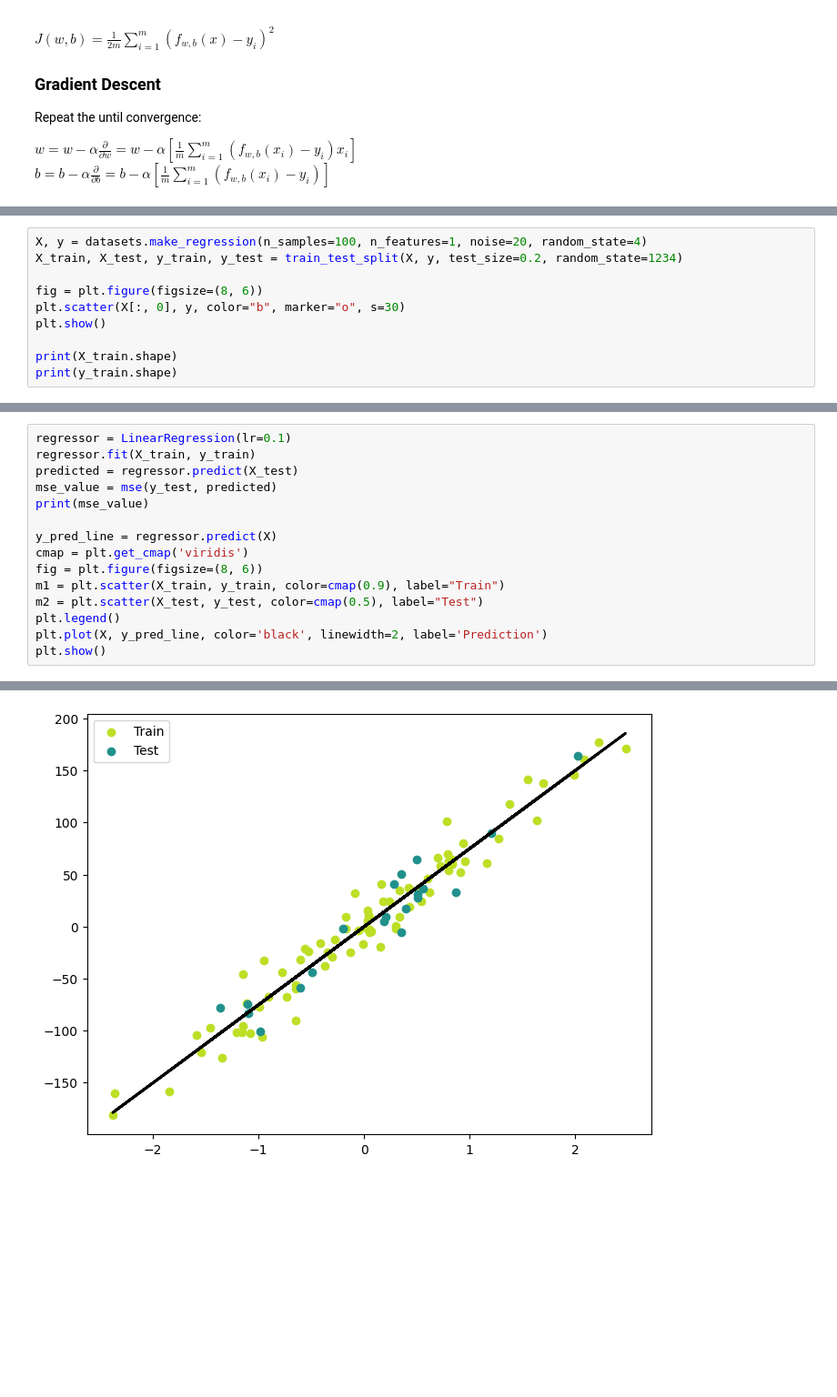
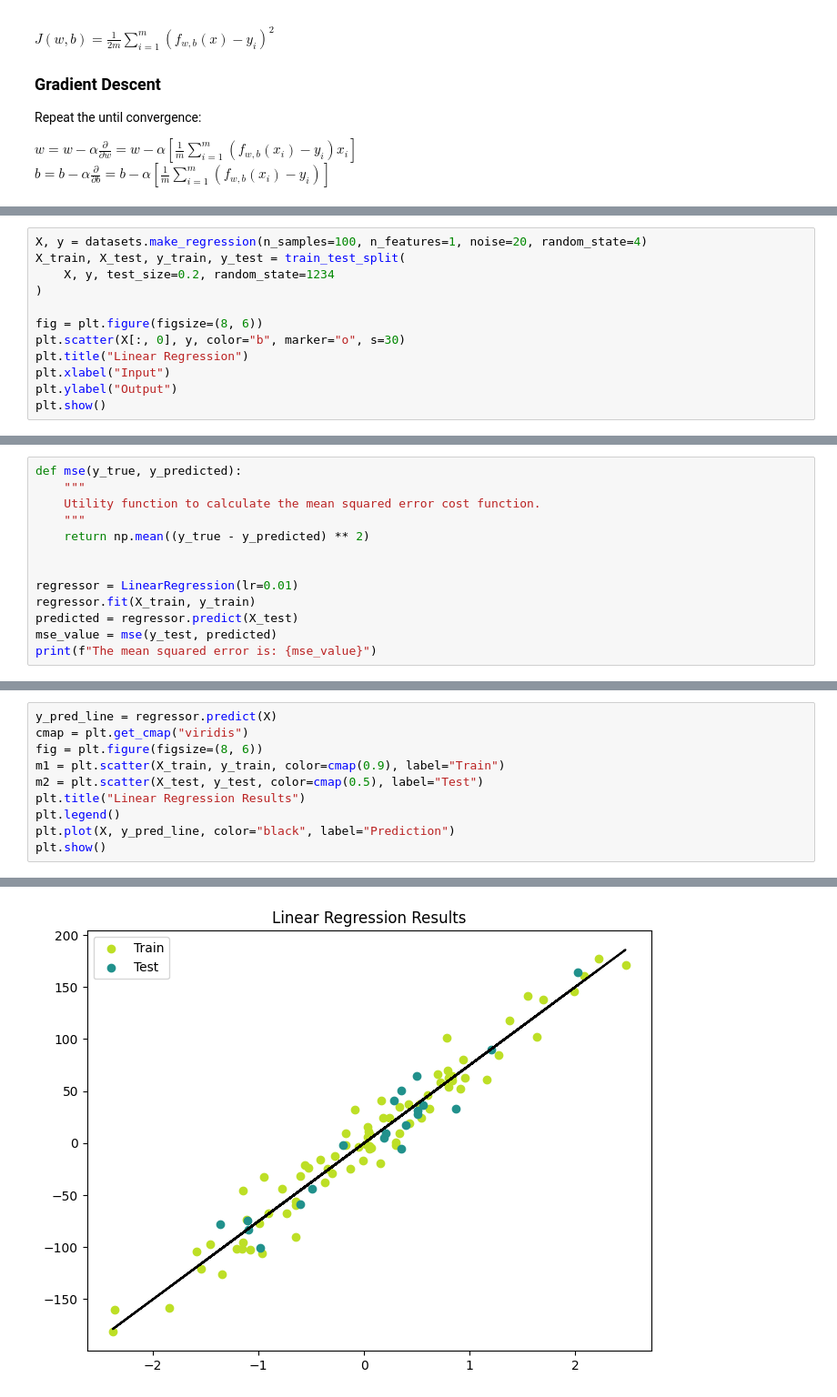
Before and after one commit to wuihee/machine-learning-algorithms, a Jupyter notebook: notebooks/1-linear-regression.ipynb, the cells around one changed output, grey strips where cells are left out. Shown at 91% size. Drawn from its saved outputs; the diff is of its cells as text; blank space fills up the shorter version.

```diff
--- a/notebooks/1-linear-regression.ipynb
+++ b/notebooks/1-linear-regression.ipynb
@@ -37,11 +100,13 @@ import matplotlib.pyplot as plt
 # %%
 X, y = datasets.make_regression(n_samples=100, n_features=1, noise=20, random_state=4)
-X_train, X_test, y_train, y_test = train_test_split(X, y, test_size=0.2, random_state=1234)
+X_train, X_test, y_train, y_test = train_test_split(
+    X, y, test_size=0.2, random_state=1234
+)
 
 fig = plt.figure(figsize=(8, 6))
 plt.scatter(X[:, 0], y, color="b", marker="o", s=30)
+plt.title("Linear Regression")
+plt.xlabel("Input")
+plt.ylabel("Output")
 plt.show()
-
-print(X_train.shape)
-print(y_train.shape)
 # %% [output]
@@ -86,0 +116,13 @@ def mse(y_true, y_predicted):
+# %%
+def mse(y_true, y_predicted):
+    """
+    Utility function to calculate the mean squared error cost function.
+    """
+    return np.mean((y_true - y_predicted) ** 2)
+
+
+regressor = LinearRegression(lr=0.01)
+regressor.fit(X_train, y_train)
+predicted = regressor.predict(X_test)
+mse_value = mse(y_test, predicted)
+print(f"The mean squared error is: {mse_value}")
@@ -87,16 +133,11 @@ def mse(y_true, y_predicted):
 # %%
-regressor = LinearRegression(lr=0.1)
-regressor.fit(X_train, y_train)
-predicted = regressor.predict(X_test)
-mse_value = mse(y_test, predicted)
-print(mse_value)
-
 y_pred_line = regressor.predict(X)
-cmap = plt.get_cmap('viridis')
+cmap = plt.get_cmap("viridis")
 fig = plt.figure(figsize=(8, 6))
 m1 = plt.scatter(X_train, y_train, color=cmap(0.9), label="Train")
 m2 = plt.scatter(X_test, y_test, color=cmap(0.5), label="Test")
+plt.title("Linear Regression Results")
 plt.legend()
-plt.plot(X, y_pred_line, color='black', linewidth=2, label='Prediction')
+plt.plot(X, y_pred_line, color="black", label="Prediction")
 plt.show()
 # %% [output]
@@ -104 +144 @@ plt.show()
-[figure, old version]
+[figure, new version]
```
Also changed, not shown: parts of 13 cells of this notebook, 1 other file.
